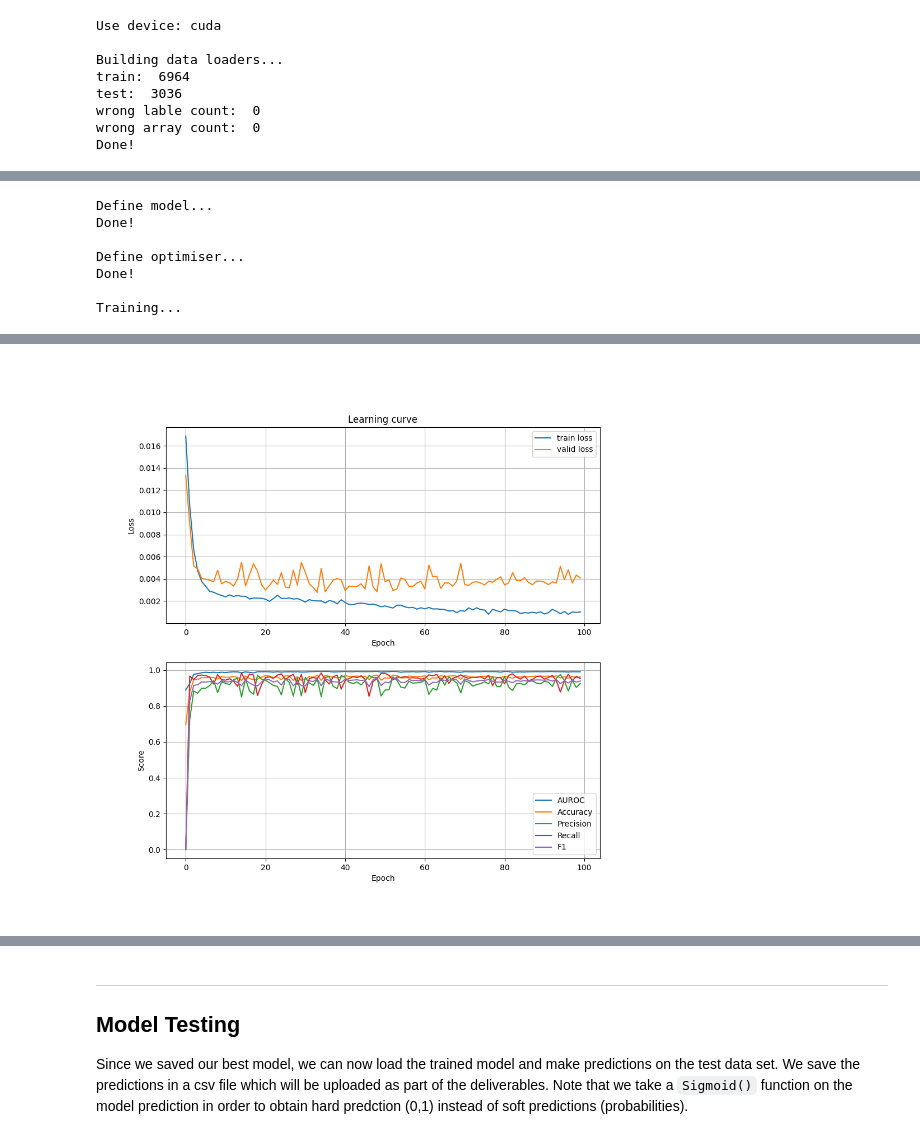
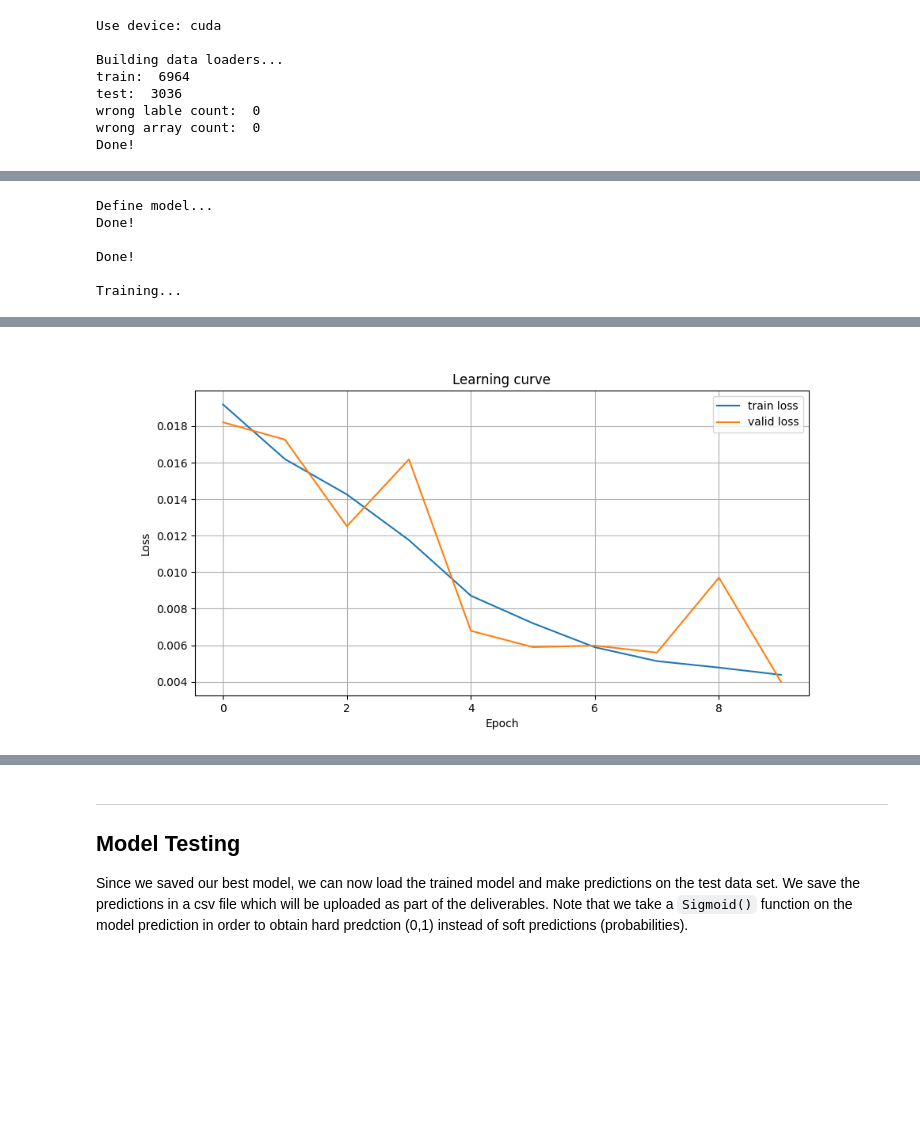
Before and after one commit to Arty-Facts/wasp_al_and_ml_2023, a Jupyter notebook: module3/assignment_ecg_classification.ipynb, the cells around one changed output, grey strips where cells are left out. Cells and saved outputs as stored; diff of their text form; code cells hidden in the pictures; blank space fills up the shorter version.

```diff
--- a/module3/assignment_ecg_classification.ipynb
+++ b/module3/assignment_ecg_classification.ipynb
@@ -785,17 +844,17 @@ traces = torch.tensor(h5py.File(path_to_h5_train, 'r')['tracings'][()], dtype=to
 ids_traces = [int(x.split('TNMG')[1]) for x in list(pd.read_csv(path_to_records, header=None)[0])] # Get order of ids in traces
 labels = torch.tensor(np.array(meta_data['AF'][ids_traces]), dtype=torch.float32).reshape(-1,1)
 # split data
-train_index, test_index = split_id_exam(meta_data)
+train_index, val_index = split_id_exam(meta_data)
 # sanity check that the data is correct and hos not been shuffled since the analysis part
-validate_data(train_index, test_index, meta_data, TensorDataset(traces, labels), maxs, lambda x: torch.max(x).item())
+validate_data(train_index, val_index, meta_data, TensorDataset(traces, labels), maxs, lambda x: torch.max(x).item())
 
 dataset_train = TensorDataset(traces[train_index], labels[train_index])
-dataset_valid = TensorDataset(traces[test_index], labels[test_index])
+dataset_valid = TensorDataset(traces[val_index], labels[val_index])
 
 # sanity check that the data amount is correct
 assert len(dataset_train) + len(dataset_valid) == len(traces)
 assert len(dataset_train) == len(train_index)
-assert len(dataset_valid) == len(test_index)
+assert len(dataset_valid) == len(val_index)
 # build data loaders
 train_dataloader = DataLoader(dataset_train, batch_size=batch_size, shuffle=True)
 valid_dataloader = DataLoader(dataset_valid, batch_size=batch_size, shuffle=False)
@@ -1039,40 +1070,34 @@ Epoch  9:       Train Loss 0.003079     Valid Loss 0.003117     Auroc 0.991598
 # %%
-train_loss_100, valid_loss_100, auroc_100, accuracy_100, precision_100, recall_100, f1_100, eval_100 = fit(learning_rate=0.0002157046055132195,
-                                                                                                 weight_decay=0.0037874001519289007,
-                                                                                                 num_epochs=100,
-                                                                                                 model=Model(
-                                                                                                     kernel_size=9,
-                                                                                                     num_layers=5,
-                                                                                                     steps=2,
-                                                                                                     lin_steps=2,
-                                                                                                     dropout=0.05717767528794793,
-                                                                                                 ),
+model_100 = Model(
+                kernel_size=9,
+                num_layers=5,
+                steps=3,
+                lin_steps=2,
+                dropout=0.41372691939094786,
+            )
+
+optimizer_100 = torch.optim.Adam(model_100.parameters(), lr=0.00020051386463856833, weight_decay=0.002149967465845863)
+
+train_loss_100, valid_loss_100, auroc_100, accuracy_100, precision_100, recall_100, f1_100, eval_100 = fit(
+                                                                                                 num_epochs=10,
+                                                                                                 model=model_100,
+                                                                                                 optimizer=optimizer_100,
                                                                                                  train_dataloader=train_dataloader,
                                                                                                  valid_dataloader=valid_dataloader)
-fig, ax = plt.subplots(2, 1, figsize=(10, 10))
-ax[0].plot(train_loss_100, label='train loss')
-ax[0].plot(valid_loss_100, label='valid loss')
-ax[0].set_xlabel('Epoch')
-ax[0].set_ylabel('Loss')
-ax[0].legend()
-ax[0].set_title('Learning curve')
-ax[0].grid()
+fig, ax = plt.subplots(figsize=(10, 5))
+ax.plot(train_loss_100, label='train loss')
+ax.plot(valid_loss_100, label='valid loss')
+ax.set_xlabel('Epoch')
+ax.set_ylabel('Loss')
+ax.legend()
+ax.set_title('Learning curve')
+ax.grid()
 
-ax[1].plot(auroc_100, label='AUROC')
-ax[1].plot(accuracy_100, label='Accuracy')
-ax[1].plot(precision_100, label='Precision')
-ax[1].plot(recall_100, label='Recall')
-ax[1].plot(f1_100, label='F1')
-ax[1].set_xlabel('Epoch')
-ax[1].set_ylabel('Score')
-ax[1].legend()
-ax[1].grid()
 plt.show()
 # %% [output]
 Define model...
 Done!
 
-Define optimiser...
 Done!
 
 Training...
@@ -1080,2 +1105,2 @@ Epoch 49:       Train Loss 0.001627     Valid Loss 0.002847     Auroc 0.993407
-[figure, old version]
+[figure, new version]
 # %%
```
Also changed, not shown: parts of 18 cells of this notebook, 1 other file.
